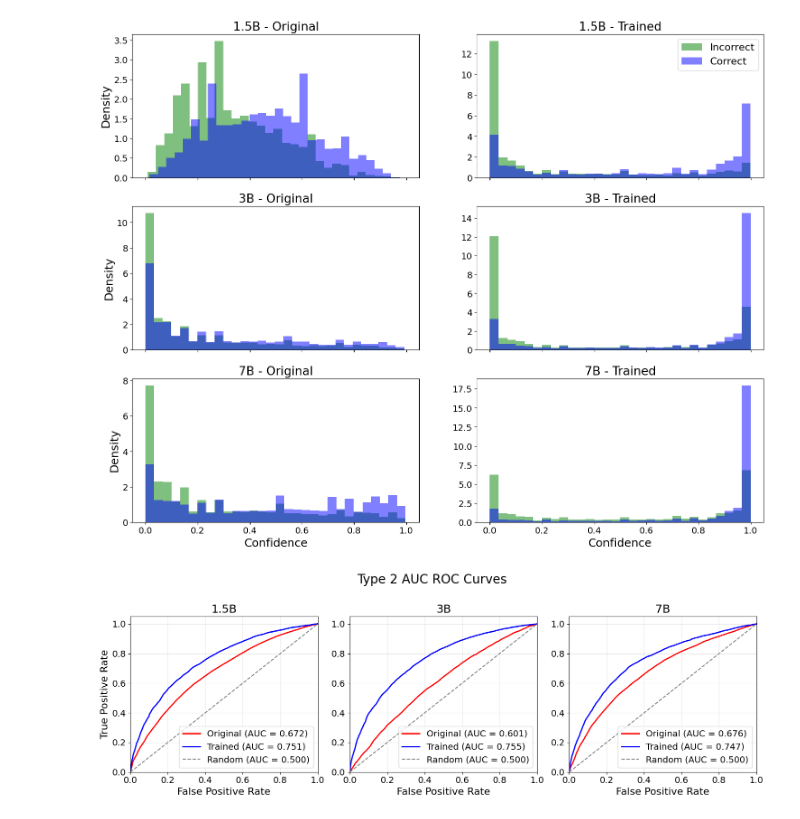
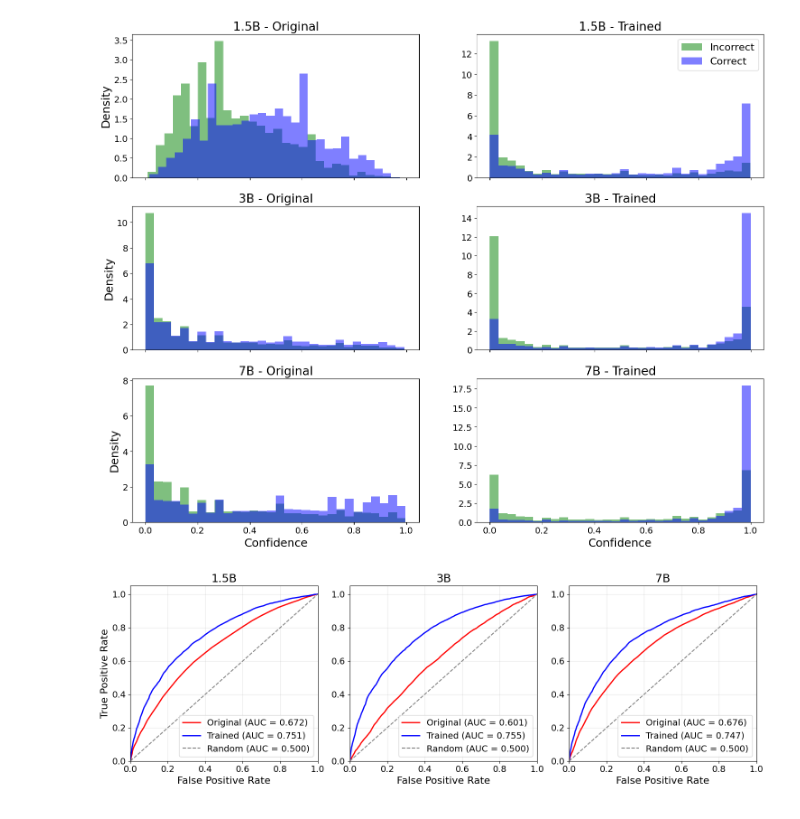
Before and after one commit to cosmoquester/ESMA, a Jupyter notebook: notebooks/plot_confidence_dist.ipynb, the cells around one changed output. Cells and saved outputs as stored; diff of their text form; code cells hidden in the pictures.

Commit message:
update: remove suptitle for aucroc plot

```diff
--- a/notebooks/plot_confidence_dist.ipynb
+++ b/notebooks/plot_confidence_dist.ipynb
@@ -103,32 +103,32 @@ for col, (model_name, original_path, trained_path) in enumerate(model_info):
     confidence_orig = df_original["confidence"]
     fpr_orig, tpr_orig, _ = roc_curve(correctness_orig, confidence_orig)
     roc_auc_orig = auc(fpr_orig, tpr_orig)
     ax.plot(fpr_orig, tpr_orig, color='red', lw=2, label=f'Original (AUC = {roc_auc_orig:.3f})')
 
     # Plot trained model
     df_trained = pd.read_csv(trained_path, sep="\t")
     correctness_train = df_trained["direct_correctness"]
     confidence_train = df_trained["confidence"]
     fpr_train, tpr_train, _ = roc_curve(correctness_train, confidence_train)
     roc_auc_train = auc(fpr_train, tpr_train)
     ax.plot(fpr_train, tpr_train, color='blue', lw=2, label=f'Trained (AUC = {roc_auc_train:.3f})')
 
     # Plot diagonal reference line
     ax.plot([0, 1], [0, 1], color='gray', lw=1.5, linestyle='--', label='Random (AUC = 0.500)')
 
     ax.set_xlim([0.0, 1.0])
     ax.set_ylim([0.0, 1.05])
     ax.set_xlabel('False Positive Rate', fontsize=16)
     if col == 0:
         ax.set_ylabel('True Positive Rate', fontsize=16)
     ax.set_title(f"{model_name}", fontsize=18)
     ax.tick_params(axis='both', which='major', labelsize=14)
     ax.grid(True, alpha=0.3)
     ax.legend(loc='lower right', fontsize=14)
 
-plt.suptitle('Type 2 AUC ROC Curves', fontsize=20, y=1.02)
+# plt.suptitle('Type 2 AUC ROC Curves', fontsize=20, y=1.02)
 plt.tight_layout()
 plt.savefig('figures/type2-auc-roc.pdf', dpi=300, transparent=True, bbox_inches='tight', format='pdf')
 plt.show()
 # %% [output]
-[figure, old version]
+[figure, new version]
```
Also changed, not shown: 1 other file.
